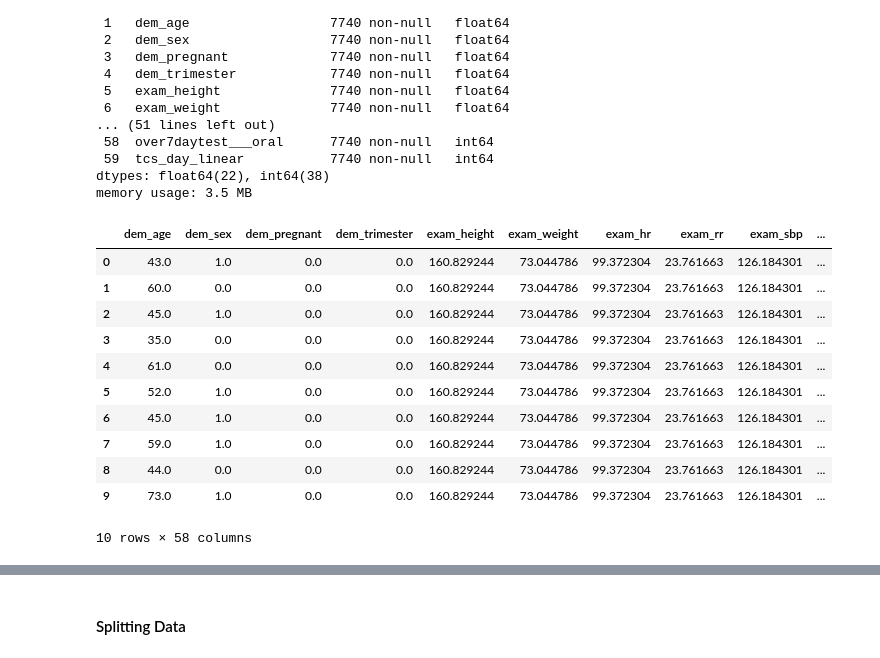
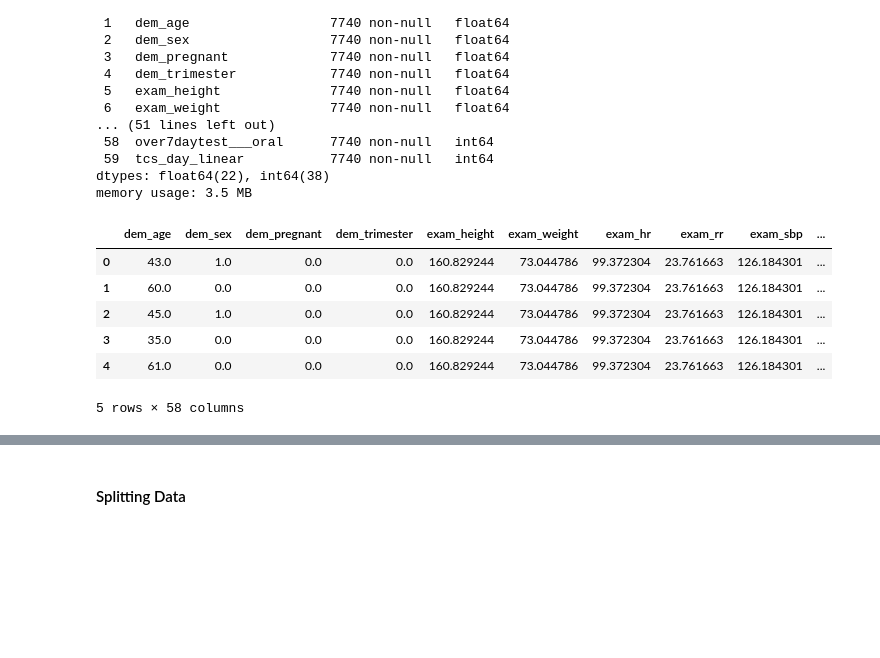
Before and after one commit to Nikola671/DS-450-01_Spring26_Team_Pineapple, a Jupyter notebook: Team Mini Project 2 - CAPO/CapoEDA.ipynb, the cells around one changed output, grey strips where cells are left out. Cells and saved outputs as stored; diff of their text form; code cells hidden in the pictures; blank space fills up the shorter version.

```diff
--- a/Team Mini Project 2 - CAPO/CapoEDA.ipynb
+++ b/Team Mini Project 2 - CAPO/CapoEDA.ipynb
@@ -320,21 +517,16 @@ dtypes: float64(22), int64(38)
 memory usage: 3.5 MB
 # %%
 # drop case_id and lab_wbc columns
-data5.drop(['case_id', 'lab_wbc'], axis=1, inplace=True)
+data5 = data5.drop(['case_id', 'lab_wbc'], axis=1)
 # %%
-data5.head(10)
+data5.head()
 # %% [output]
 |  | dem_age | dem_sex | dem_pregnant | dem_trimester | exam_height | exam_weight | exam_hr | exam_rr | exam_sbp | ... |
 | 0 | 43.0 | 1.0 | 0.0 | 0.0 | 160.829244 | 73.044786 | 99.372304 | 23.761663 | 126.184301 | ... |
 | 1 | 60.0 | 0.0 | 0.0 | 0.0 | 160.829244 | 73.044786 | 99.372304 | 23.761663 | 126.184301 | ... |
 | 2 | 45.0 | 1.0 | 0.0 | 0.0 | 160.829244 | 73.044786 | 99.372304 | 23.761663 | 126.184301 | ... |
 | 3 | 35.0 | 0.0 | 0.0 | 0.0 | 160.829244 | 73.044786 | 99.372304 | 23.761663 | 126.184301 | ... |
 | 4 | 61.0 | 0.0 | 0.0 | 0.0 | 160.829244 | 73.044786 | 99.372304 | 23.761663 | 126.184301 | ... |
-| 5 | 52.0 | 1.0 | 0.0 | 0.0 | 160.829244 | 73.044786 | 99.372304 | 23.761663 | 126.184301 | ... |
-| 6 | 45.0 | 1.0 | 0.0 | 0.0 | 160.829244 | 73.044786 | 99.372304 | 23.761663 | 126.184301 | ... |
-| 7 | 59.0 | 1.0 | 0.0 | 0.0 | 160.829244 | 73.044786 | 99.372304 | 23.761663 | 126.184301 | ... |
-| 8 | 44.0 | 0.0 | 0.0 | 0.0 | 160.829244 | 73.044786 | 99.372304 | 23.761663 | 126.184301 | ... |
-| 9 | 73.0 | 1.0 | 0.0 | 0.0 | 160.829244 | 73.044786 | 99.372304 | 23.761663 | 126.184301 | ... |
-10 rows × 58 columns
+5 rows × 58 columns
 # %%
 # dropping all columns which are not demographic, exam, or chest x-ray (cx) variables
```
Also changed, not shown: parts of 66 cells of this notebook.
